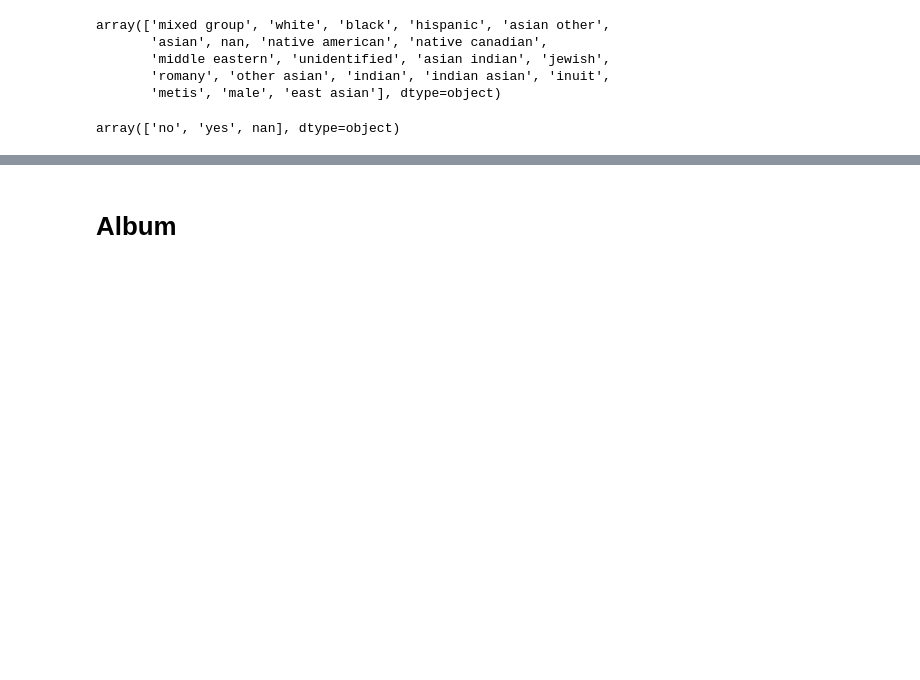
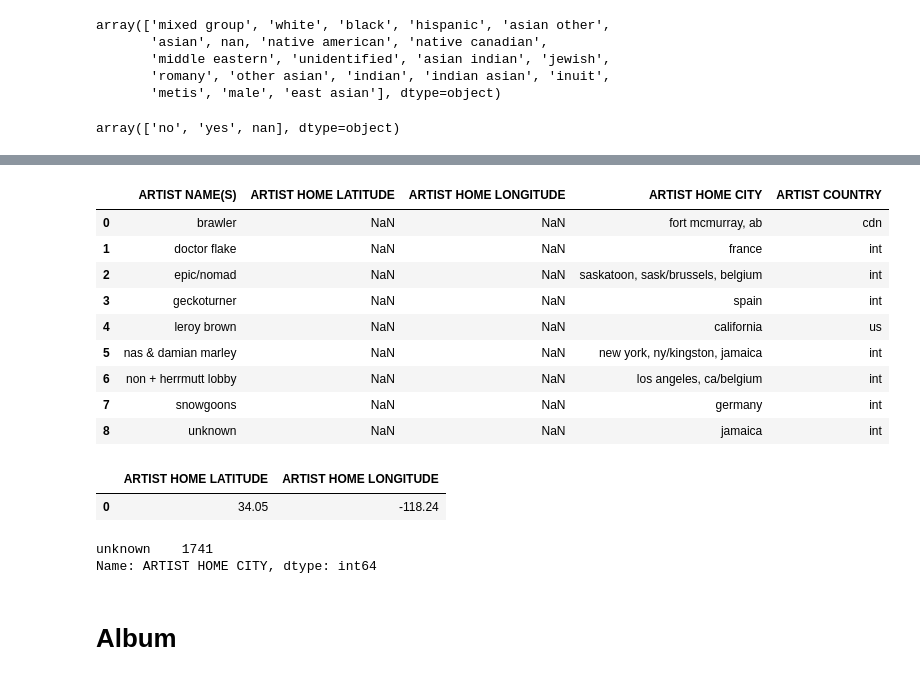
Before and after one commit to OwenBrush/canadian-hip-hop-radio-analysis, a Jupyter notebook: data_cleaning.ipynb, the cells around one changed output, grey strips where cells are left out. Saved outputs shown, nothing was run; the diff lists cells and outputs as text; code cells hidden in the pictures; blank space fills up the shorter version.

```diff
--- a/data_cleaning.ipynb
+++ b/data_cleaning.ipynb
@@ -72,6 +63,17 @@ def is_can_con(row:pd.Series) -> str:
         return 'yes'
     else:
         return 'no'
+# %%
+def list_artists_by_city(cities:list)->pd.DataFrame:
+    artist_list = []
+    columns = ['ARTIST NAME(S)',
+               'ARTIST HOME LATITUDE',
+               'ARTIST HOME LONGITUDE',
+               'ARTIST HOME CITY',
+               'ARTIST COUNTRY']
+    for city in cities:
+        artist_list.append(df[df['ARTIST HOME CITY']== city])
+    return pd.concat(artist_list).groupby(columns, dropna=False).count().reset_index()[columns]
 # %% [markdown]
 # Strings
 - removed white spaces
@@ -220,3 +222,5 @@ df[df['ARTIST NAME(S)'] == 'various'].shape
+# %%
+df['ARTIST NAME(S)'].replace('various','unknown', inplace=True)
 # %% [markdown]
 - artists with more than 1 lattitude/longitude fixed to only have 1
 # %%
@@ -347,0 +370,10 @@ df[(df[columns].transpose().isna().any())][key].unique().shape
+# %%
+
+columns = ['ARTIST HOME LATITUDE', 'ARTIST HOME LONGITUDE']
+for city in df['ARTIST HOME CITY'].unique():
+    if not city == 'unknown':
+        location = df[df['ARTIST HOME CITY'] == city][columns].mode(dropna=False).iloc[0].to_list()
+        df.loc[df['ARTIST HOME CITY'] == city, columns] = location
+# %%
+artist_without_cities = df[(df[columns].transpose().isna().any())]['ARTIST HOME CITY'].value_counts()
+artist_without_cities
@@ -347,0 +392,18 @@ df[(df[columns].transpose().isna().any())][key].unique().shape
+# %%
+list_artists_by_city(artist_without_cities.index.drop('unknown'))
+# %% [output]
+|  | ARTIST NAME(S) | ARTIST HOME LATITUDE | ARTIST HOME LONGITUDE | ARTIST HOME CITY | ARTIST COUNTRY |
+| 0 | brawler | NaN | NaN | fort mcmurray, ab | cdn |
+| 1 | doctor flake | NaN | NaN | france | int |
+| 2 | epic/nomad | NaN | NaN | saskatoon, sask/brussels, belgium | int |
+| 3 | geckoturner | NaN | NaN | spain | int |
+| 4 | leroy brown | NaN | NaN | california | us |
+| 5 | nas & damian marley | NaN | NaN | new york, ny/kingston, jamaica | int |
+| 6 | non + herrmutt lobby | NaN | NaN | los angeles, ca/belgium | int |
+| 7 | snowgoons | NaN | NaN | germany | int |
+| 8 | unknown | NaN | NaN | jamaica | int |
+# %%
+df[df['ARTIST HOME CITY']=='los angeles, ca'][columns].mode()
+# %% [output]
+|  | ARTIST HOME LATITUDE | ARTIST HOME LONGITUDE |
+| 0 | 34.05 | -118.24 |
@@ -348,3 +420,8 @@ df[(df[columns].transpose().isna().any())][key].unique().shape
+# %%
+df[(df[columns].transpose().isna().any())]['ARTIST HOME CITY'].value_counts()
+# %% [output]
+unknown    1741
+Name: ARTIST HOME CITY, dtype: int64
 # %% [markdown]
 # Album
 # %% [markdown]
```
Also changed, not shown: parts of 17 cells of this notebook, 5 other files.
